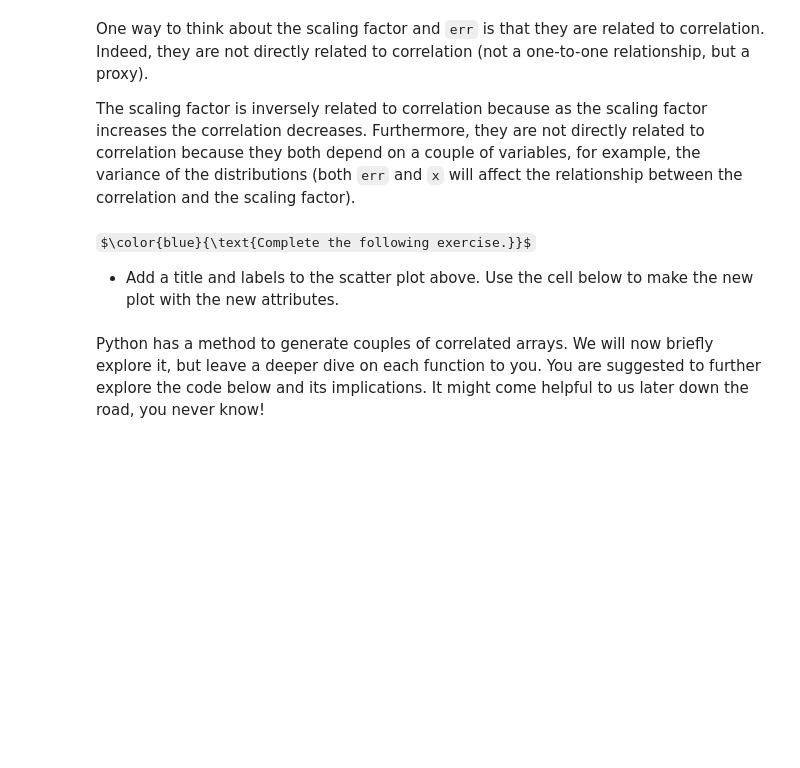
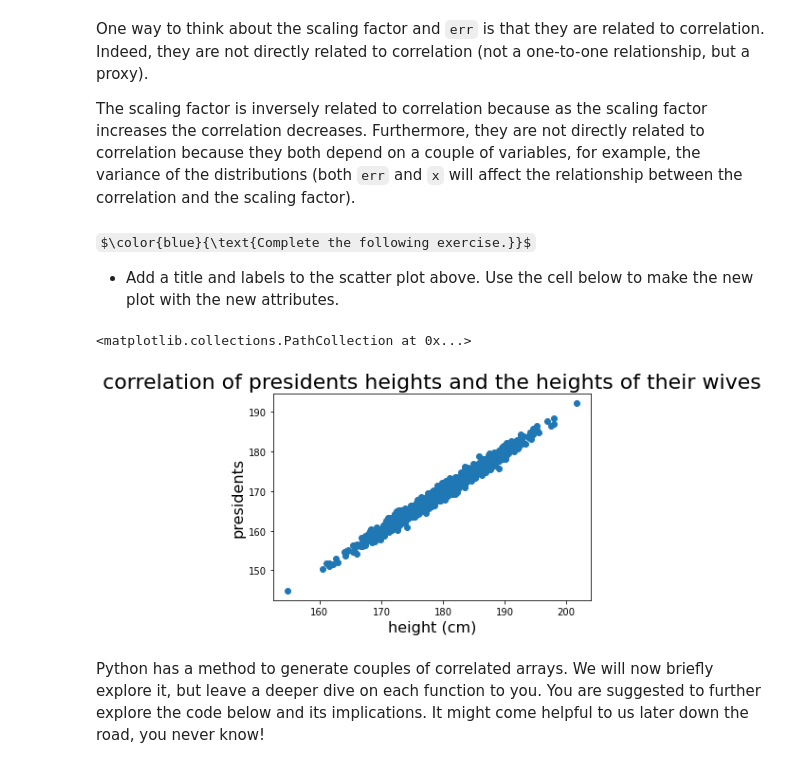
Before and after one commit to sanyakotian/PythonTutorials, a Jupyter notebook: tutorial013-Numpy-Advanced-GeneratingData.ipynb, the cells around one changed output. Drawn from its saved outputs; the diff is of its cells as text; code cells hidden in the pictures; some formulas as TeX source; blank space fills up the shorter version.

```diff
--- a/tutorial013-Numpy-Advanced-GeneratingData.ipynb
+++ b/tutorial013-Numpy-Advanced-GeneratingData.ipynb
@@ -323,6 +431,14 @@ The scaling factor is inversely related to correlation because as the scaling fa
 $\color{blue}{\text{Complete the following exercise.}}$
 
   - Add a title and labels to the scatter plot above. Use the cell below to make the new plot with the new attributes.
+# %%
+plt.xlabel ('height (cm)', fontsize = 16)
+plt.ylabel ('presidents', fontsize = 16)
+plt.title('correlation of presidents heights and the heights of their wives', fontsize = 22)
+plt.scatter (x, y)
+# %% [output]
+<matplotlib.collections.PathCollection at 0x...>
+[figure, added]
 # %% [markdown]
 Python has a method to generate couples of correlated arrays. We will now briefly explore it, but leave a deeper dive on each function to you. You are suggested to further explore the code below and its implications. It might come helpful to us later down the road, you never know!
 # %% [markdown]
```
Also changed, not shown: parts of 38 cells of this notebook, 2 other files.
